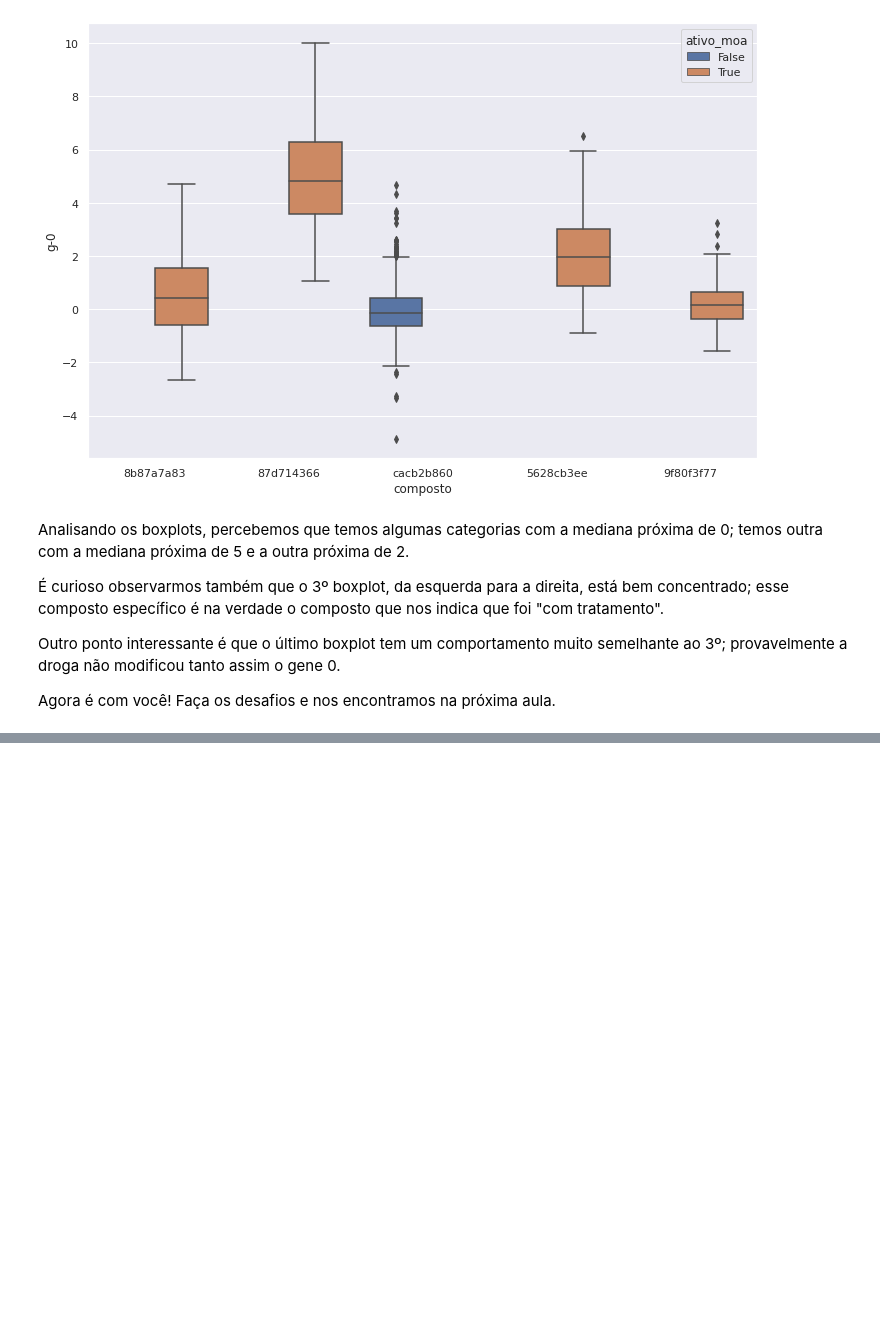
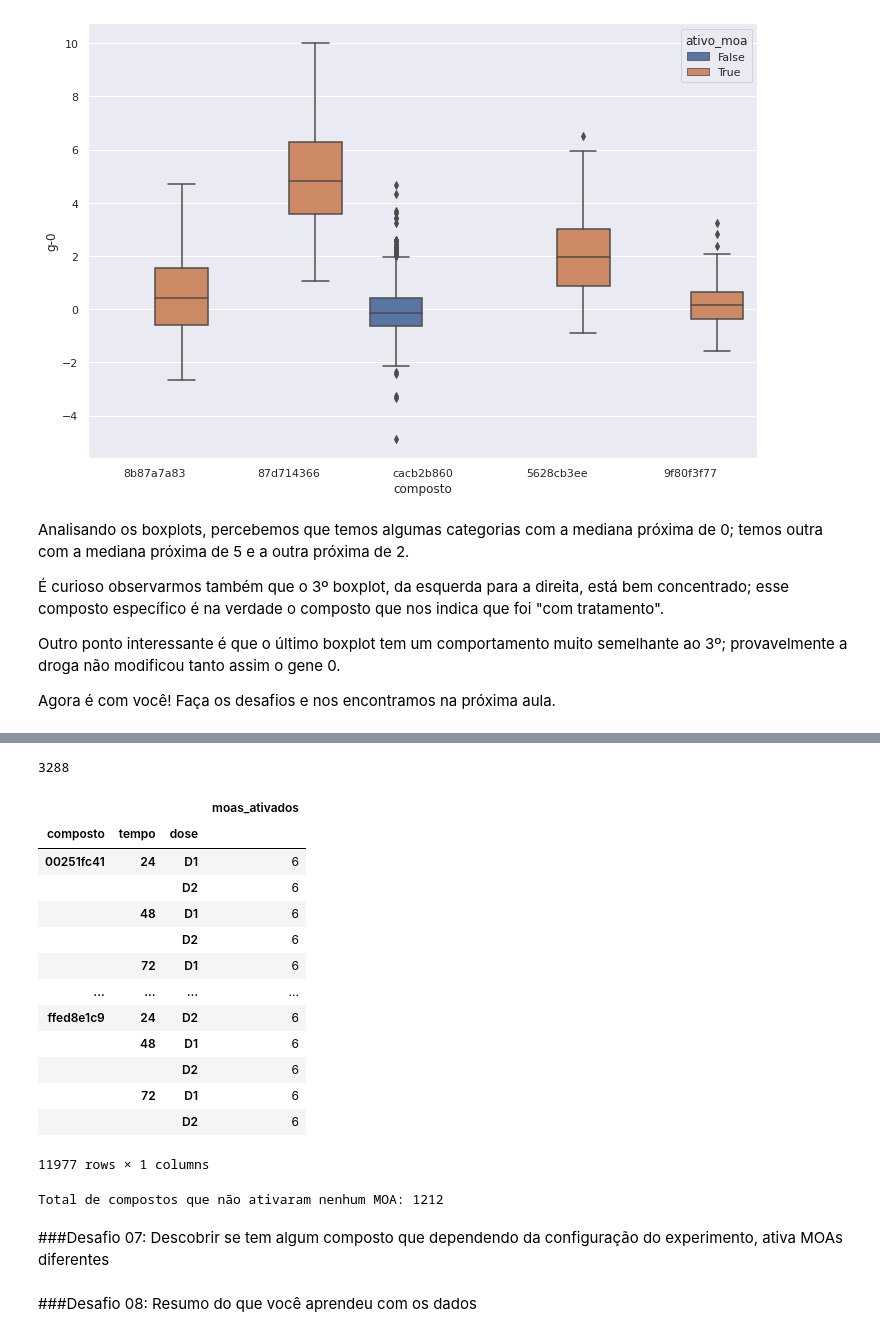
Before and after one commit to guilherme-prado/imersao_dados_3, a Jupyter notebook: Alura_Imersao_Dados_Aula04.ipynb, the cells around one changed output, grey strips where cells are left out. Cells and saved outputs as stored; diff of their text form; code cells hidden in the pictures; blank space fills up the shorter version.

```diff
--- a/Alura_Imersao_Dados_Aula04.ipynb
+++ b/Alura_Imersao_Dados_Aula04.ipynb
@@ -737,0 +813,40 @@ Agora é com você! Faça os desafios e nos encontramos na próxima aula.
+# %%
+dados_resultados['moas_ativados'] = dados_resultados.drop('id', axis=1).sum(axis=1)
+# %%
+dados['moas_ativados'] = dados_resultados['moas_ativados']
+dados_des5 = dados[['composto', 'tempo', 'dose', 'moas_ativados']]
+compostos = dados.query('tratamento == "com_droga"')['composto'].unique()
+print(compostos.size)
+composto_nao_ativado = []
+for c in compostos:
+  res = dados_des5.query('composto == @c and moas_ativados > 0')
+  if res.empty :
+    composto_nao_ativado.append(c)
+  else :
+    resultado1 = resultado1.append(res)
+
+resultado1.groupby(['composto', 'tempo', 'dose']).count()
+# %% [output]
+3288
+|  |  |  | moas_ativados |
+| composto | tempo | dose |  |
+| 00251fc41 | 24 | D1 | 6 |
+|  |  | D2 | 6 |
+|  | 48 | D1 | 6 |
+|  |  | D2 | 6 |
+|  | 72 | D1 | 6 |
+| ... | ... | ... | ... |
+| ffed8e1c9 | 24 | D2 | 6 |
+|  | 48 | D1 | 6 |
+|  |  | D2 | 6 |
+|  | 72 | D1 | 6 |
+|  |  | D2 | 6 |
+11977 rows × 1 columns
+# %%
+print('Total de compostos que não ativaram nenhum MOA: ' + str(len(composto_nao_ativado)))
+# %% [output]
+Total de compostos que não ativaram nenhum MOA: 1212
+# %% [markdown]
+###Desafio 07: Descobrir se tem algum composto que dependendo da configuração do experimento, ativa MOAs diferentes
+# %% [markdown]
+###Desafio 08: Resumo do que você aprendeu com os dados
```
Also changed, not shown: parts of 16 cells of this notebook.
